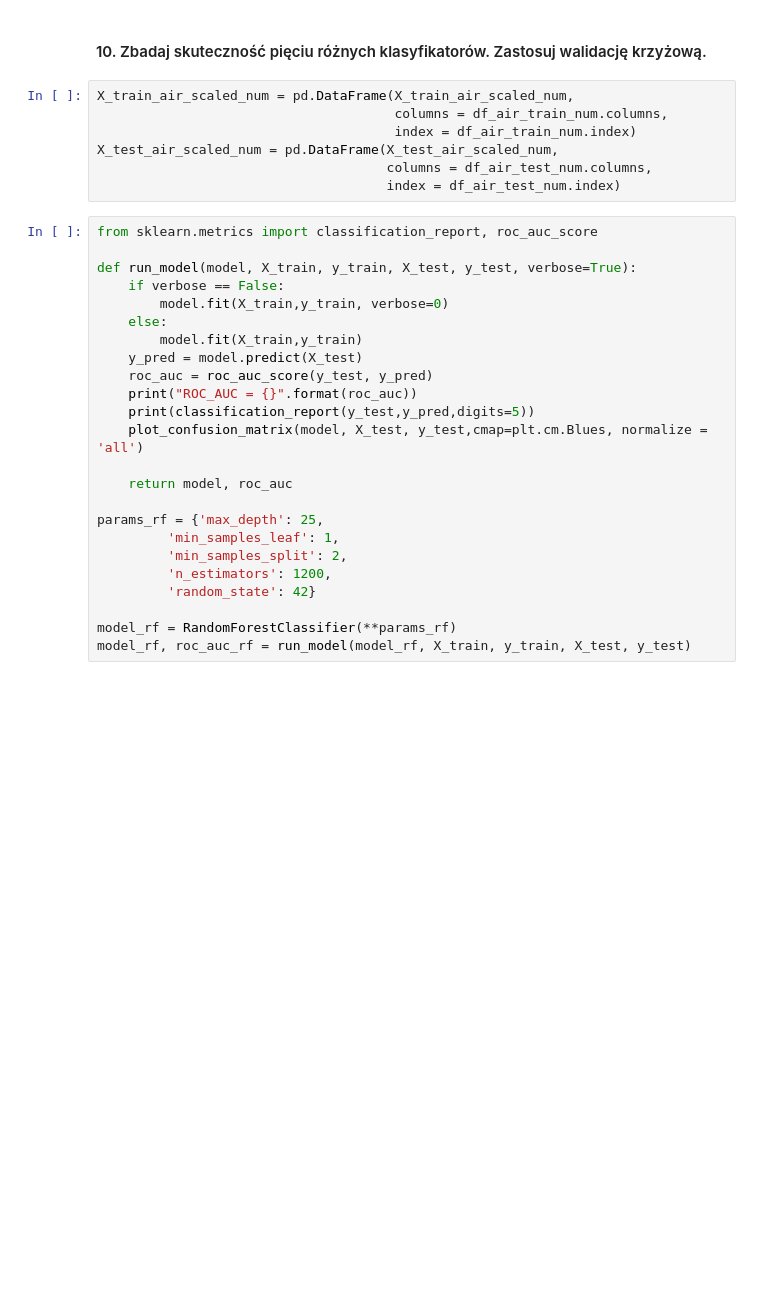
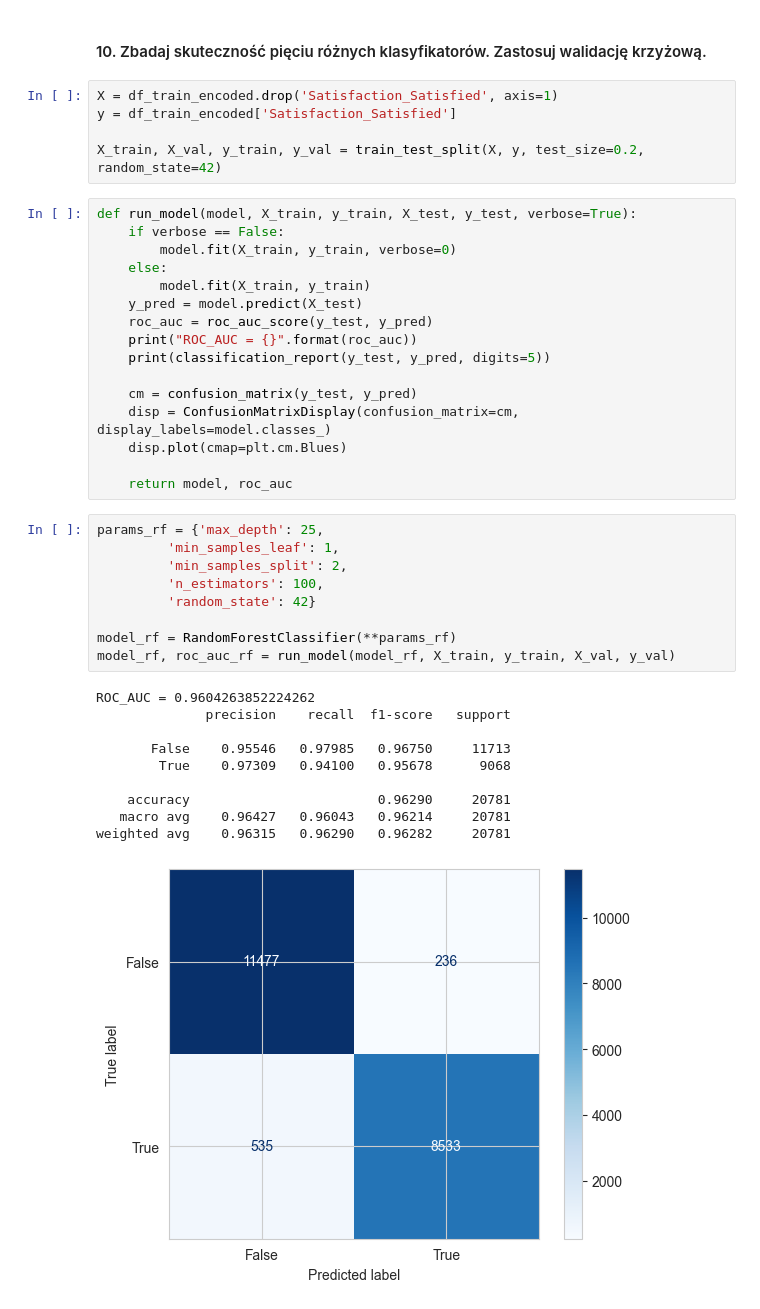
Before and after one commit to Paulaszka/data_science_task, a Jupyter notebook: Notebook.ipynb, the cells around one changed output. Drawn from its saved outputs; the diff is of its cells as text; blank space fills up the shorter version.

```diff
--- a/Notebook.ipynb
+++ b/Notebook.ipynb
@@ -296,33 +335,43 @@ Categorical columns to encode: ['Gender', 'Customer Type', 'Type of Travel', 'Cl
 # %% [markdown]
 #### 10. Zbadaj skuteczność pięciu różnych klasyfikatorów. Zastosuj walidację krzyżową.
 # %%
-X_train_air_scaled_num = pd.DataFrame(X_train_air_scaled_num,
-                                      columns = df_air_train_num.columns,
-                                      index = df_air_train_num.index)
-X_test_air_scaled_num = pd.DataFrame(X_test_air_scaled_num,
-                                     columns = df_air_test_num.columns,
-                                     index = df_air_test_num.index)
+X = df_train_encoded.drop('Satisfaction_Satisfied', axis=1)
+y = df_train_encoded['Satisfaction_Satisfied']
+
+X_train, X_val, y_train, y_val = train_test_split(X, y, test_size=0.2, random_state=42)
 # %%
-from sklearn.metrics import classification_report, roc_auc_score
-
 def run_model(model, X_train, y_train, X_test, y_test, verbose=True):
     if verbose == False:
-        model.fit(X_train,y_train, verbose=0)
+        model.fit(X_train, y_train, verbose=0)
     else:
-        model.fit(X_train,y_train)
+        model.fit(X_train, y_train)
     y_pred = model.predict(X_test)
     roc_auc = roc_auc_score(y_test, y_pred)
     print("ROC_AUC = {}".format(roc_auc))
-    print(classification_report(y_test,y_pred,digits=5))
-    plot_confusion_matrix(model, X_test, y_test,cmap=plt.cm.Blues, normalize = 'all')
+    print(classification_report(y_test, y_pred, digits=5))
+
+    cm = confusion_matrix(y_test, y_pred)
+    disp = ConfusionMatrixDisplay(confusion_matrix=cm, display_labels=model.classes_)
+    disp.plot(cmap=plt.cm.Blues)
 
     return model, roc_auc
-
-params_rf = {'max_depth': 25,
-         'min_samples_leaf': 1,
-         'min_samples_split': 2,
-         'n_estimators': 1200,
-         'random_state': 42}
-
-model_rf = RandomForestClassifier(**params_rf)
-model_rf, roc_auc_rf = run_model(model_rf, X_train, y_train, X_test, y_test)
+# %%
+params_rf = {'max_depth': 25,
+         'min_samples_leaf': 1,
+         'min_samples_split': 2,
+         'n_estimators': 100,
+         'random_state': 42}
+
+model_rf = RandomForestClassifier(**params_rf)
+model_rf, roc_auc_rf = run_model(model_rf, X_train, y_train, X_val, y_val)
+# %% [output]
+ROC_AUC = 0.9604263852224262
+              precision    recall  f1-score   support
+
+       False    0.95546   0.97985   0.96750     11713
+        True    0.97309   0.94100   0.95678      9068
+
+    accuracy                        0.96290     20781
+   macro avg    0.96427   0.96043   0.96214     20781
+weighted avg    0.96315   0.96290   0.96282     20781
+[figure, added]
```
Also changed, not shown: parts of 16 cells of this notebook.
